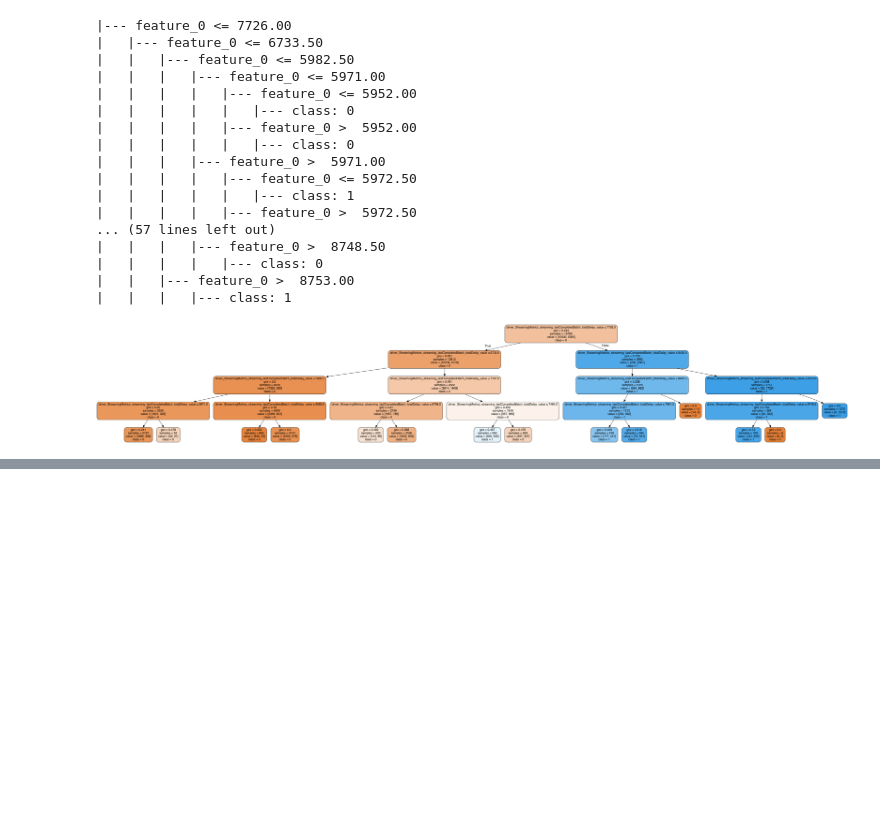
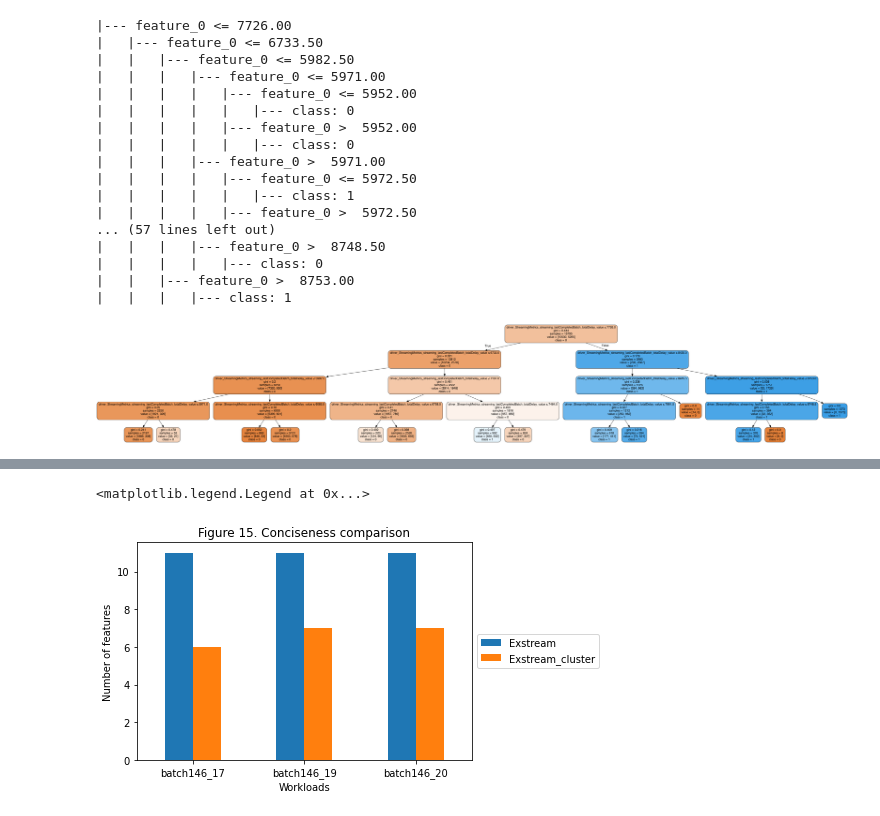
Before and after one commit to tdao38/cs645_project, a Jupyter notebook: src/visualization.ipynb, the cells around one changed output, grey strips where cells are left out. Drawn from its saved outputs; the diff is of its cells as text; code cells hidden in the pictures; blank space fills up the shorter version.

Commit message:
add figure 15 plot

```diff
--- a/src/visualization.ipynb
+++ b/src/visualization.ipynb
@@ -151,0 +225,13 @@ Image(graph.create_png())
+# %%
+plotdata = pd.DataFrame({'Exstream':Exstream,
+                         'Exstream_cluster':Exstream_cluster},
+                         index=['batch146_17','batch146_19','batch146_20'])
+# %%
+plotdata.reset_index().plot(x="index", y=["Exstream", "Exstream_cluster"], kind="bar", rot=0)
+plt.title("Figure 15. Conciseness comparison")
+plt.xlabel("Workloads")
+plt.ylabel("Number of features")
+plt.legend(loc='center left', bbox_to_anchor=(1, 0.5))
+# %% [output]
+<matplotlib.legend.Legend at 0x...>
+[figure, added]
```
Also changed, not shown: parts of 2 cells of this notebook.
